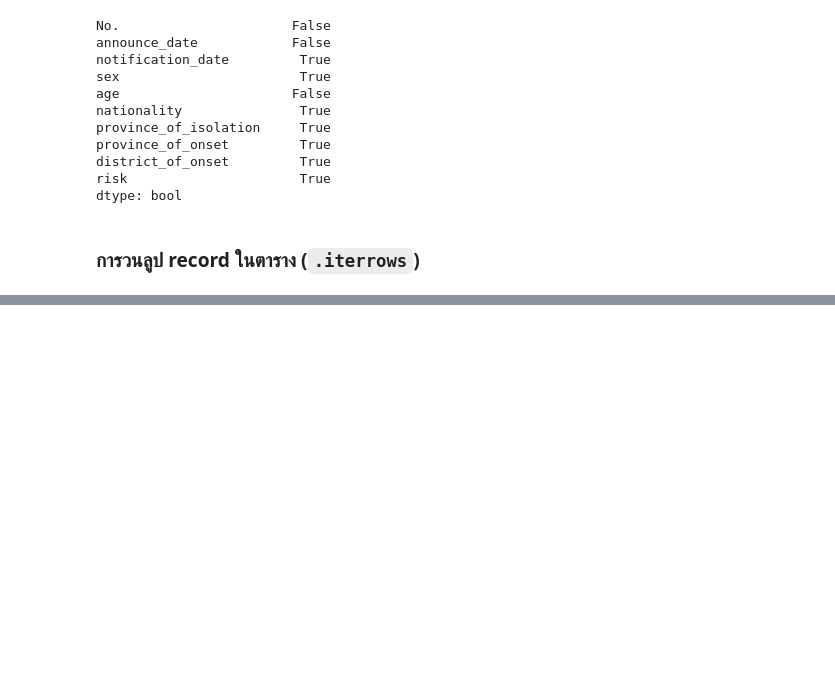
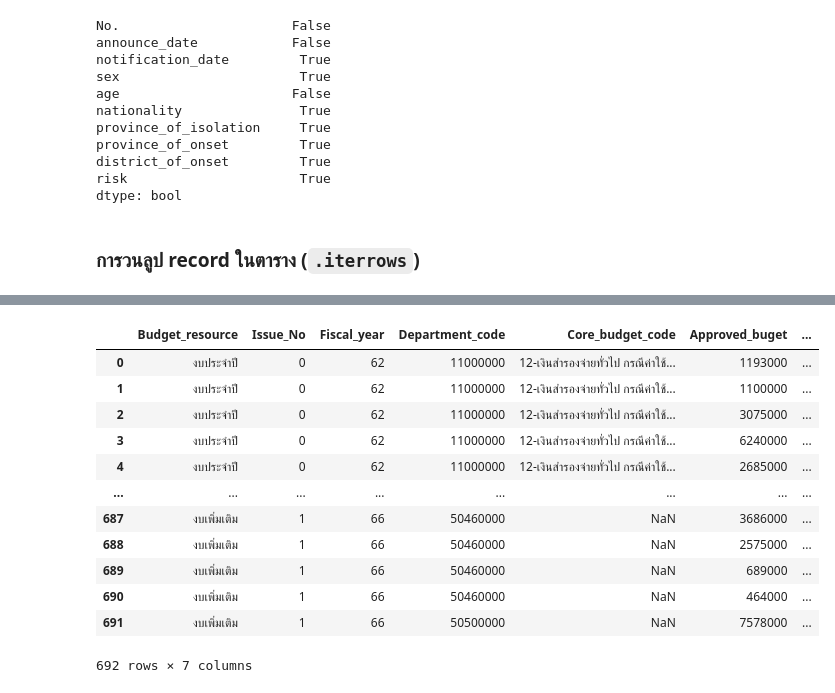
Before and after one commit to puttipongyy/python_dataviz2023, a Jupyter notebook: Pandas101.ipynb, the cells around one changed output, grey strips where cells are left out. Drawn from its saved outputs; the diff is of its cells as text; code cells hidden in the pictures; blank space fills up the shorter version.

```diff
--- a/Pandas101.ipynb
+++ b/Pandas101.ipynb
@@ -1302,0 +594,5 @@ data_covid.isnull()
+# %%
+for row in data1.iterrows():
+  #print(row)
+  print(row[1]['Fiscal_year'])
+  print('-'*64)
@@ -1302,0 +641,5 @@ data_covid.isnull()
+# %%
+new_column = list()
+for row in data1.iterrows():
+  new_col = f"{row[1]['Department']} - {row[1]['Expenditure_category']} - {row[1]['Item_name']} "
+  new_column.append(new_col)
@@ -1302,0 +666,19 @@ data_covid.isnull()
+# %%
+data1['description'] = new_column
+data1 = data1.drop(axis = 1, columns= ['Department','Expenditure_category', 'Item_name'])
+# %%
+data1
+# %% [output]
+|  | Budget_resource | Issue_No | Fiscal_year | Department_code | Core_budget_code | Approved_buget | ... |
+| 0 | งบประจำปี | 0 | 62 | 11000000 | 12-เงินสำรองจ่ายทั่วไป กรณีค่าใช้... | 1193000 | ... |
+| 1 | งบประจำปี | 0 | 62 | 11000000 | 12-เงินสำรองจ่ายทั่วไป กรณีค่าใช้... | 1100000 | ... |
+| 2 | งบประจำปี | 0 | 62 | 11000000 | 12-เงินสำรองจ่ายทั่วไป กรณีค่าใช้... | 3075000 | ... |
+| 3 | งบประจำปี | 0 | 62 | 11000000 | 12-เงินสำรองจ่ายทั่วไป กรณีค่าใช้... | 6240000 | ... |
+| 4 | งบประจำปี | 0 | 62 | 11000000 | 12-เงินสำรองจ่ายทั่วไป กรณีค่าใช้... | 2685000 | ... |
+| ... | ... | ... | ... | ... | ... | ... | ... |
+| 687 | งบเพิ่มเติม | 1 | 66 | 50460000 | NaN | 3686000 | ... |
+| 688 | งบเพิ่มเติม | 1 | 66 | 50460000 | NaN | 2575000 | ... |
+| 689 | งบเพิ่มเติม | 1 | 66 | 50460000 | NaN | 689000 | ... |
+| 690 | งบเพิ่มเติม | 1 | 66 | 50460000 | NaN | 464000 | ... |
+| 691 | งบเพิ่มเติม | 1 | 66 | 50500000 | NaN | 7578000 | ... |
+692 rows × 7 columns
```
Also changed, not shown: parts of 110 cells of this notebook.
